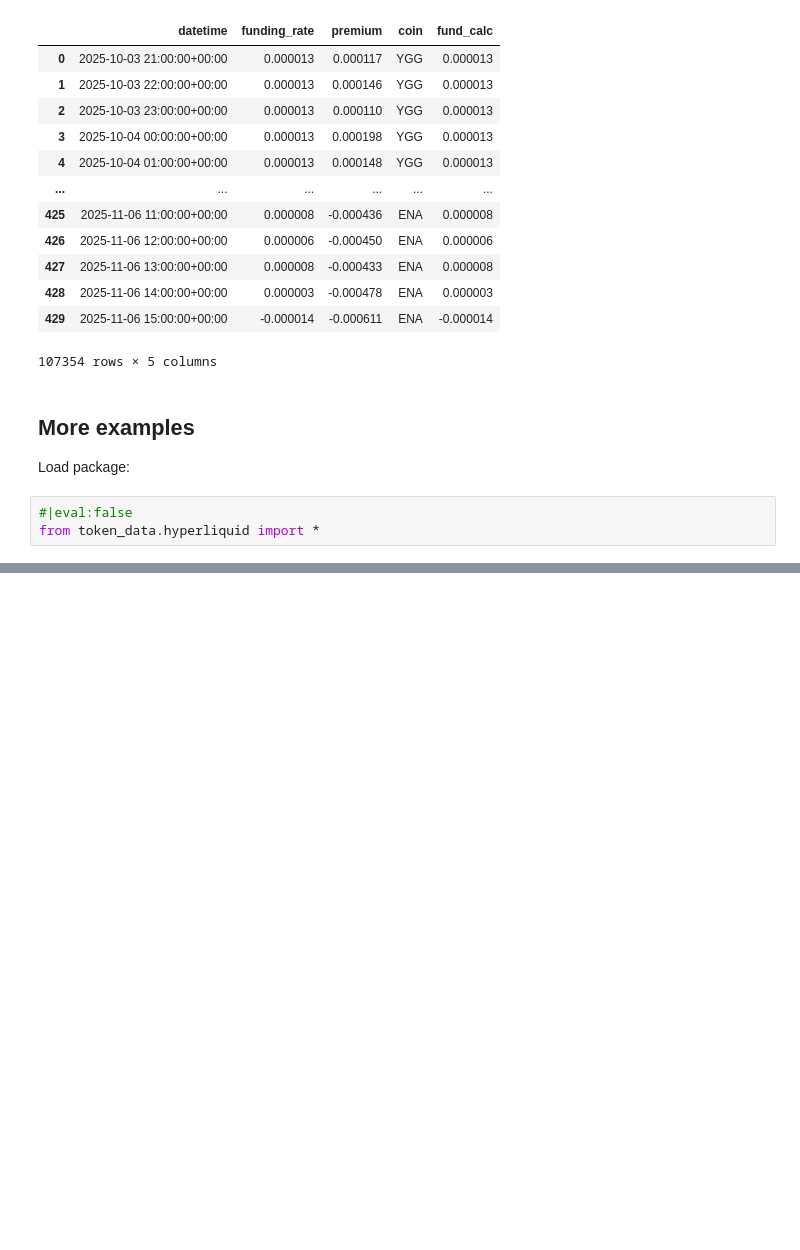
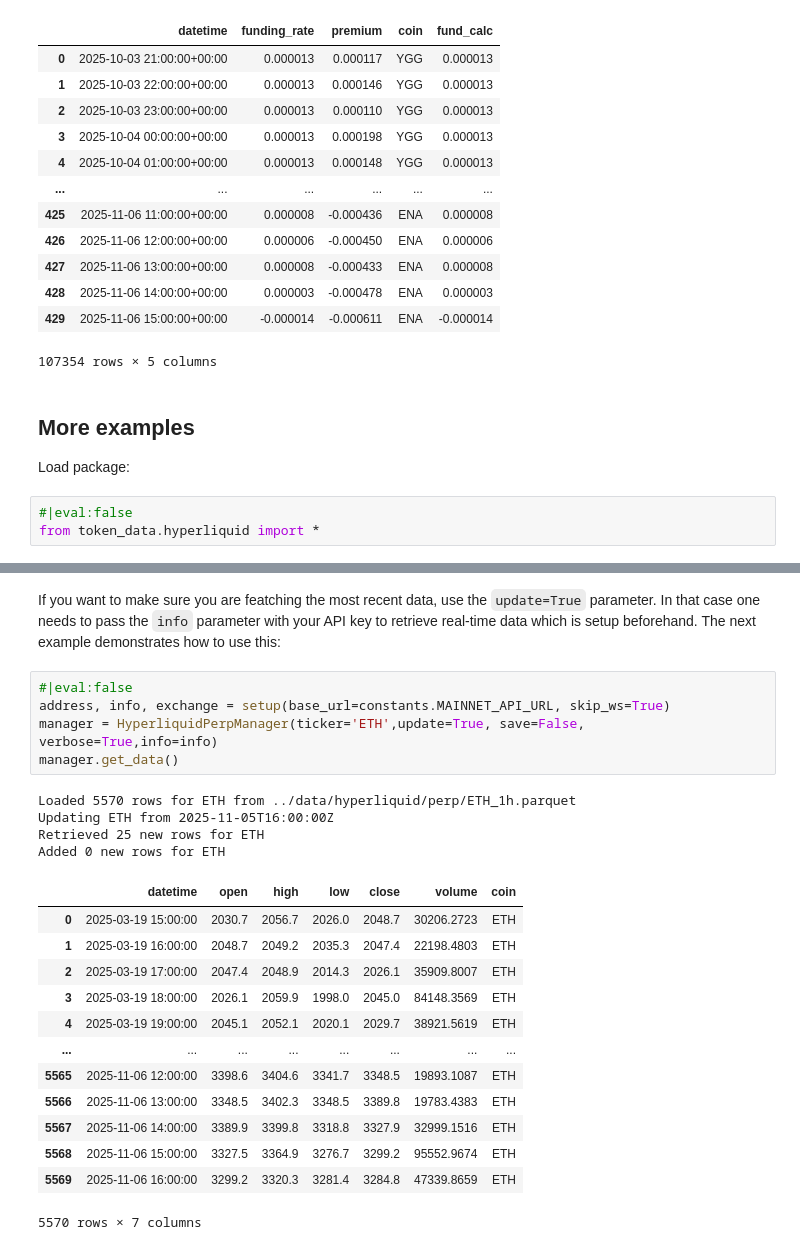
Before and after one commit to silvaac/token_data, a Jupyter notebook: nbs/hyperliquid.ipynb, the cells around one changed output, grey strips where cells are left out. Saved outputs shown, nothing was run; the diff lists cells and outputs as text; blank space fills up the shorter version.

```diff
--- a/nbs/hyperliquid.ipynb
+++ b/nbs/hyperliquid.ipynb
@@ -2266,0 +2350,25 @@ from token_data.hyperliquid import *
+# %% [markdown]
+If you want to make sure you are featching the most recent data, use the `update=True` parameter. In that case one needs to pass the `info` parameter with your API key to retrieve real-time data which is setup beforehand. The next example demonstrates how to use this:
+# %%
+#|eval:false
+address, info, exchange = setup(base_url=constants.MAINNET_API_URL, skip_ws=True)
+manager = HyperliquidPerpManager(ticker='ETH',update=True, save=False, verbose=True,info=info)
+manager.get_data()
+# %% [output]
+Loaded 5570 rows for ETH from ../data/hyperliquid/perp/ETH_1h.parquet
+Updating ETH from 2025-11-05T16:00:00Z
+Retrieved 25 new rows for ETH
+Added 0 new rows for ETH
+|  | datetime | open | high | low | close | volume | coin |
+| 0 | 2025-03-19 15:00:00 | 2030.7 | 2056.7 | 2026.0 | 2048.7 | 30206.2723 | ETH |
+| 1 | 2025-03-19 16:00:00 | 2048.7 | 2049.2 | 2035.3 | 2047.4 | 22198.4803 | ETH |
+| 2 | 2025-03-19 17:00:00 | 2047.4 | 2048.9 | 2014.3 | 2026.1 | 35909.8007 | ETH |
+| 3 | 2025-03-19 18:00:00 | 2026.1 | 2059.9 | 1998.0 | 2045.0 | 84148.3569 | ETH |
+| 4 | 2025-03-19 19:00:00 | 2045.1 | 2052.1 | 2020.1 | 2029.7 | 38921.5619 | ETH |
+| ... | ... | ... | ... | ... | ... | ... | ... |
+| 5565 | 2025-11-06 12:00:00 | 3398.6 | 3404.6 | 3341.7 | 3348.5 | 19893.1087 | ETH |
+| 5566 | 2025-11-06 13:00:00 | 3348.5 | 3402.3 | 3348.5 | 3389.8 | 19783.4383 | ETH |
+| 5567 | 2025-11-06 14:00:00 | 3389.9 | 3399.8 | 3318.8 | 3327.9 | 32999.1516 | ETH |
+| 5568 | 2025-11-06 15:00:00 | 3327.5 | 3364.9 | 3276.7 | 3299.2 | 95552.9674 | ETH |
+| 5569 | 2025-11-06 16:00:00 | 3299.2 | 3320.3 | 3281.4 | 3284.8 | 47339.8659 | ETH |
+5570 rows × 7 columns
```
Also changed, not shown: parts of 15 cells of this notebook.
